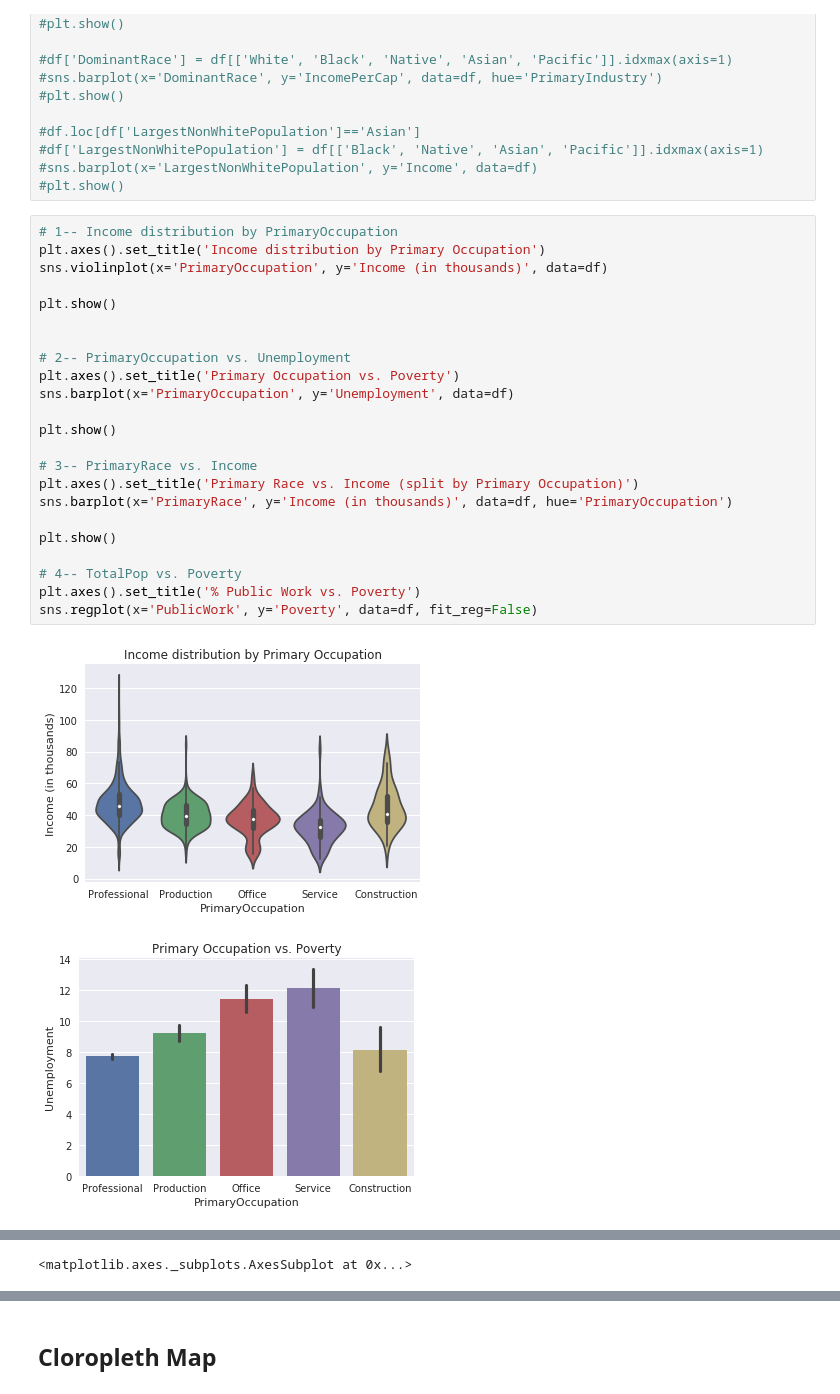
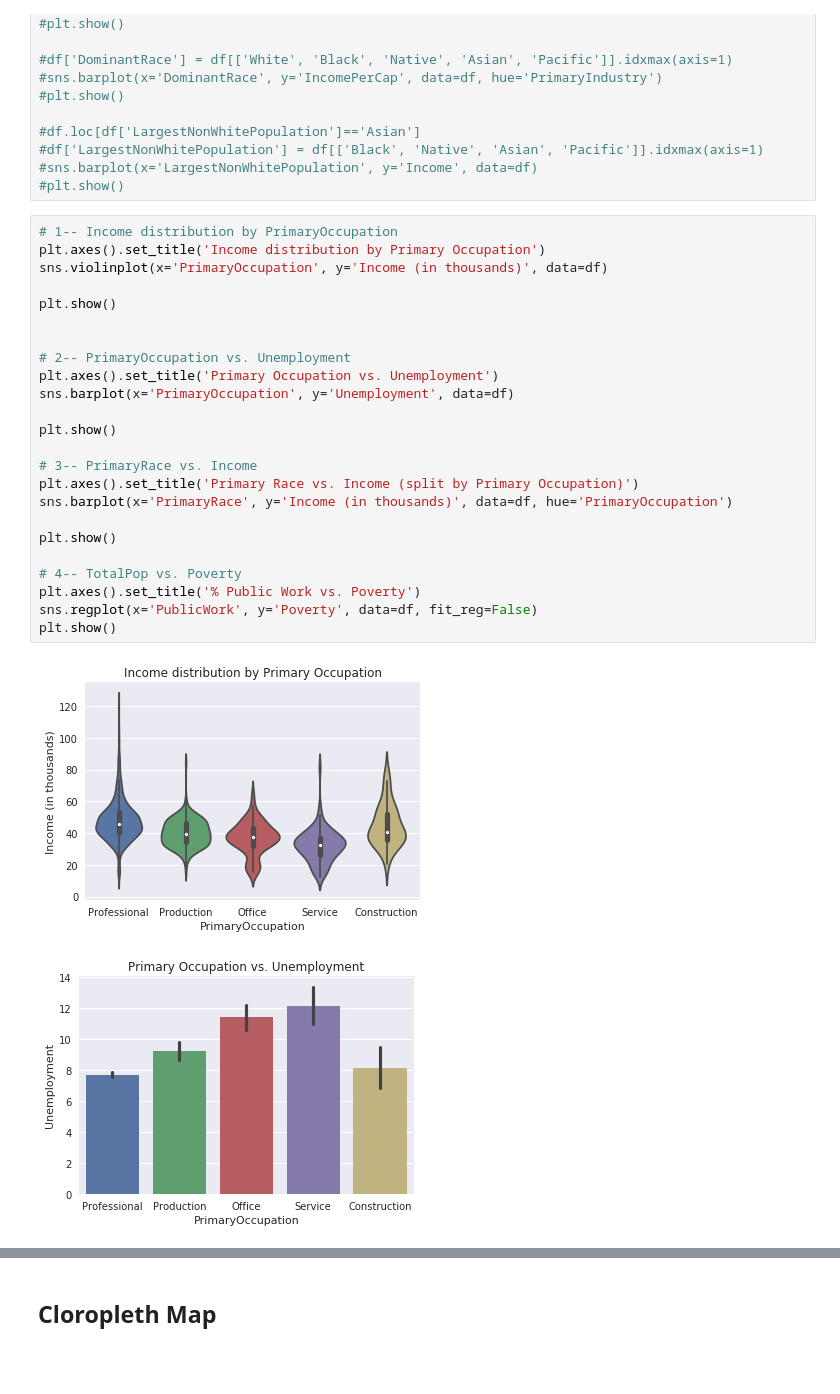
Before and after one commit to Ericlui409/MLDeCal, a Jupyter notebook: Project 1 Skeleton Code.ipynb, the cells around one changed output, grey strips where cells are left out. Saved outputs shown, nothing was run; the diff lists cells and outputs as text; blank space fills up the shorter version.

```diff
--- a/Project 1 Skeleton Code.ipynb
+++ b/Project 1 Skeleton Code.ipynb
@@ -94,31 +80,31 @@ Here are some types of graphs that you will want to create for this project. Rem
 # %%
 # 1-- Income distribution by PrimaryOccupation
 plt.axes().set_title('Income distribution by Primary Occupation')
 sns.violinplot(x='PrimaryOccupation', y='Income (in thousands)', data=df)
 
 plt.show()
 
 
 # 2-- PrimaryOccupation vs. Unemployment
-plt.axes().set_title('Primary Occupation vs. Poverty')
+plt.axes().set_title('Primary Occupation vs. Unemployment')
 sns.barplot(x='PrimaryOccupation', y='Unemployment', data=df)
 
 plt.show()
 
 # 3-- PrimaryRace vs. Income
 plt.axes().set_title('Primary Race vs. Income (split by Primary Occupation)')
 sns.barplot(x='PrimaryRace', y='Income (in thousands)', data=df, hue='PrimaryOccupation')
 
 plt.show()
 
 # 4-- TotalPop vs. Poverty
 plt.axes().set_title('% Public Work vs. Poverty')
 sns.regplot(x='PublicWork', y='Poverty', data=df, fit_reg=False)
+plt.show()
 # %% [output]
 [figure]
-[figure, old version]
+[figure, new version]
 [figure]
-<matplotlib.axes._subplots.AxesSubplot at 0x...>
 [figure]
 # %% [markdown]
 ## Cloropleth Map
```
Also changed, not shown: parts of 3 cells of this notebook.
